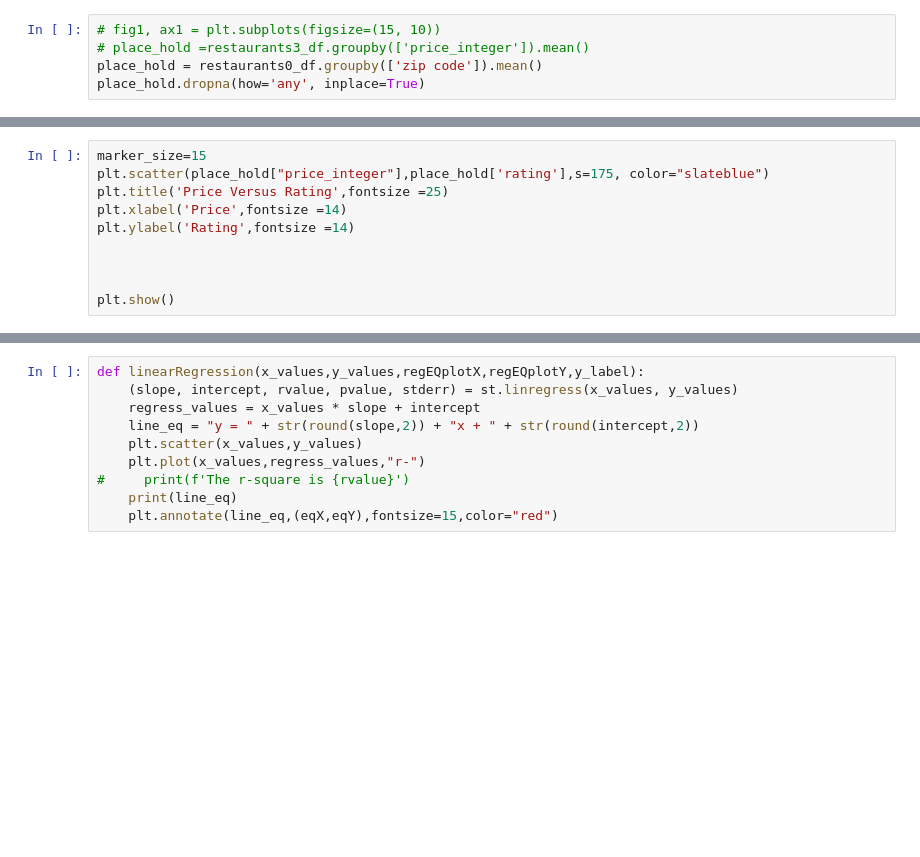
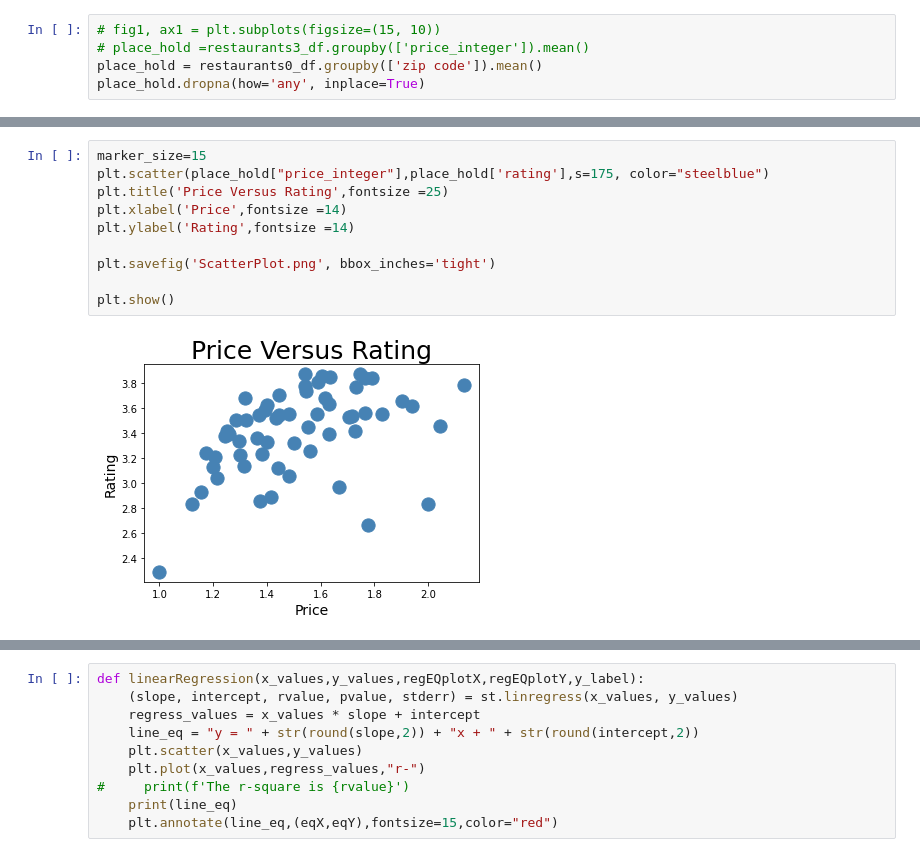
Before and after one commit to joyesufu/Where_Is_The_Food, a Jupyter notebook: Regression_BarGraph_Visuals.ipynb, the cells around one changed output, grey strips where cells are left out. Cells and saved outputs as stored; diff of their text form; blank space fills up the shorter version.

Commit message:
Added images

```diff
--- a/Regression_BarGraph_Visuals.ipynb
+++ b/Regression_BarGraph_Visuals.ipynb
@@ -106,13 +181,15 @@ place_hold
 # %%
 marker_size=15
-plt.scatter(place_hold["price_integer"],place_hold['rating'],s=175, color="slateblue")
+plt.scatter(place_hold["price_integer"],place_hold['rating'],s=175, color="steelblue")
 plt.title('Price Versus Rating',fontsize =25)
 plt.xlabel('Price',fontsize =14)
 plt.ylabel('Rating',fontsize =14)
 
-
+plt.savefig('ScatterPlot.png', bbox_inches='tight')
 
 plt.show()
+# %% [output]
+[figure, added]
 # %%
 corr=round(st.pearsonr(place_hold['price_integer'],place_hold['rating'])[0],2)
 print(f"The correlation between price and rating is {corr}")
```
Also changed, not shown: parts of 10 cells of this notebook, 4 other files.
